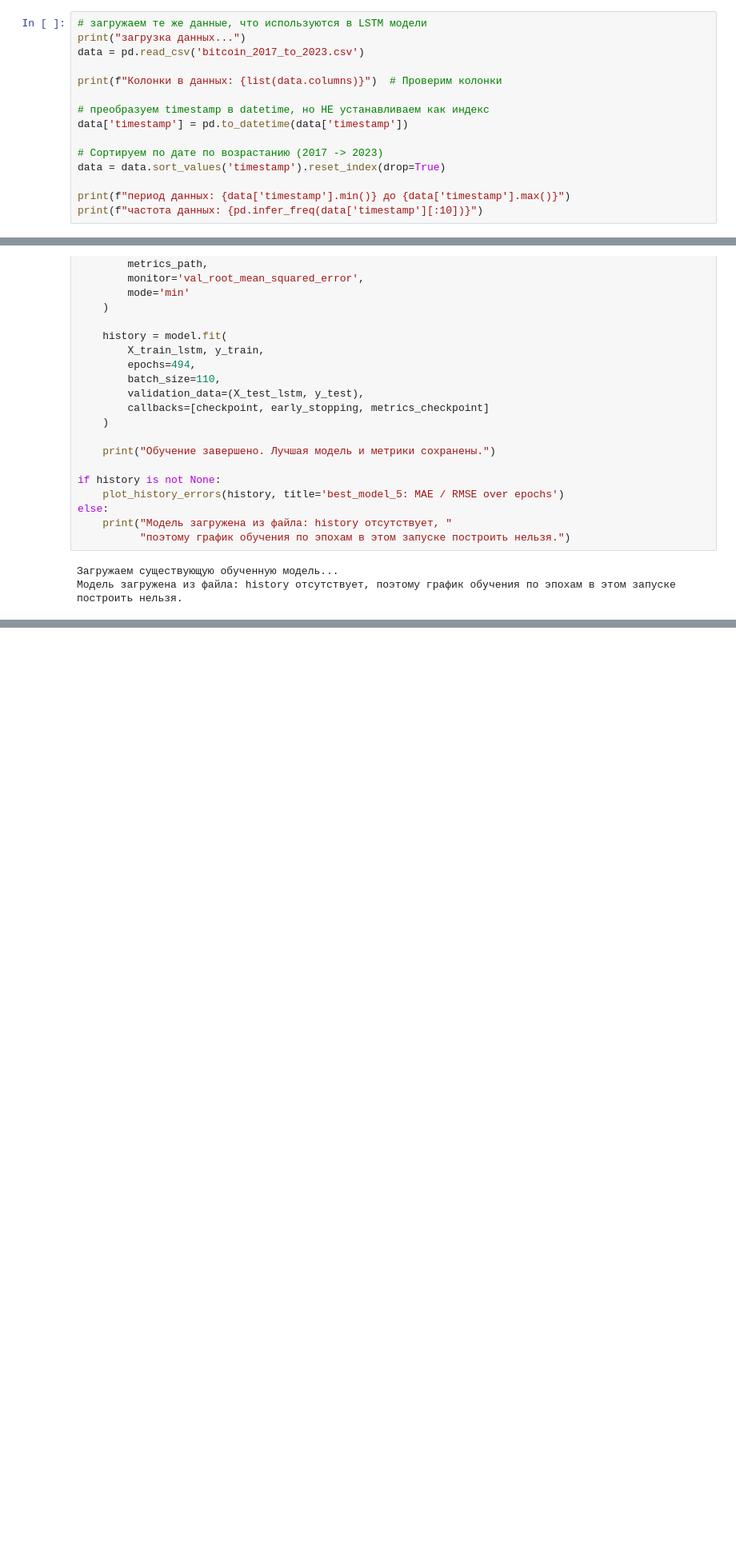
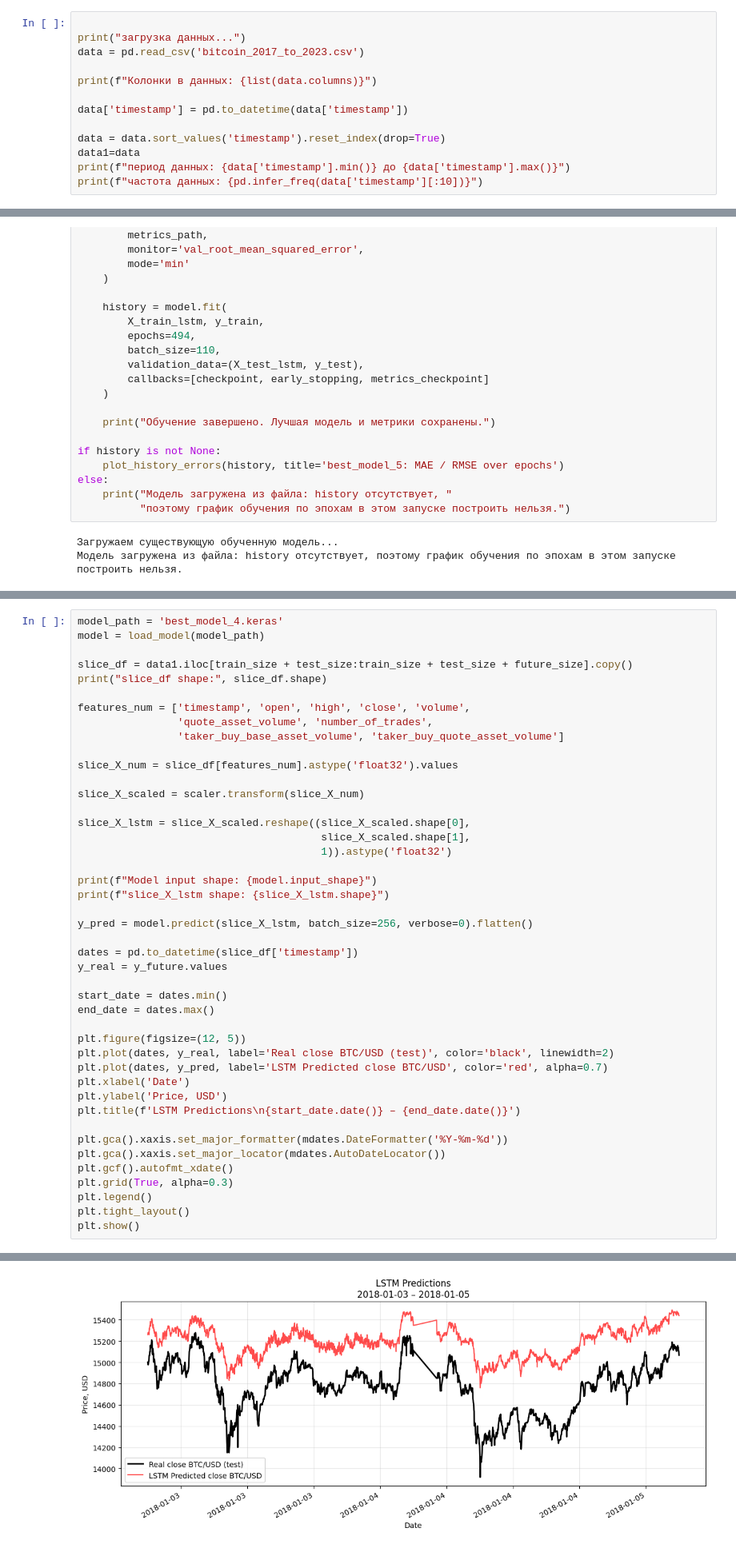
Before and after one commit to Chebu5/Network, a Jupyter notebook: Lab_4.ipynb, the cells around one changed output, grey strips where cells are left out. Shown at 80% size. Drawn from its saved outputs; the diff is of its cells as text; blank space fills up the shorter version.

```diff
--- a/Lab_4.ipynb
+++ b/Lab_4.ipynb
@@ -90,18 +85,16 @@ def plot_history_errors(history, train_key=None, val_key=None, title='Training /
     plt.tight_layout()
     plt.show()
 # %%
-# загружаем те же данные, что используются в LSTM модели
+
 print("загрузка данных...")
 data = pd.read_csv('bitcoin_2017_to_2023.csv')
 
-print(f"Колонки в данных: {list(data.columns)}")  # Проверим колонки
+print(f"Колонки в данных: {list(data.columns)}")
 
-# преобразуем timestamp в datetime, но НЕ устанавливаем как индекс
 data['timestamp'] = pd.to_datetime(data['timestamp'])
 
-# Сортируем по дате по возрастанию (2017 -> 2023)
 data = data.sort_values('timestamp').reset_index(drop=True)
-
+data1=data
 print(f"период данных: {data['timestamp'].min()} до {data['timestamp'].max()}")
 print(f"частота данных: {pd.infer_freq(data['timestamp'][:10])}")
 # %% [output]
@@ -946,0 +938,45 @@ print(data['timestamp'].min(), data['timestamp'].max())
+# %%
+model_path = 'best_model_4.keras'
+model = load_model(model_path)
+
+slice_df = data1.iloc[train_size + test_size:train_size + test_size + future_size].copy()
+print("slice_df shape:", slice_df.shape)
+
+features_num = ['timestamp', 'open', 'high', 'close', 'volume',
+                'quote_asset_volume', 'number_of_trades',
+                'taker_buy_base_asset_volume', 'taker_buy_quote_asset_volume']
+
+slice_X_num = slice_df[features_num].astype('float32').values
+
+slice_X_scaled = scaler.transform(slice_X_num)
+
+slice_X_lstm = slice_X_scaled.reshape((slice_X_scaled.shape[0],
+                                       slice_X_scaled.shape[1],
+                                       1)).astype('float32')
+
+print(f"Model input shape: {model.input_shape}")
+print(f"slice_X_lstm shape: {slice_X_lstm.shape}")
+
+y_pred = model.predict(slice_X_lstm, batch_size=256, verbose=0).flatten()
+
+dates = pd.to_datetime(slice_df['timestamp'])
+y_real = y_future.values
+
+start_date = dates.min()
+end_date = dates.max()
+
+plt.figure(figsize=(12, 5))
+plt.plot(dates, y_real, label='Real close BTC/USD (test)', color='black', linewidth=2)
+plt.plot(dates, y_pred, label='LSTM Predicted close BTC/USD', color='red', alpha=0.7)
+plt.xlabel('Date')
+plt.ylabel('Price, USD')
+plt.title(f'LSTM Predictions\n{start_date.date()} – {end_date.date()}')
+
+plt.gca().xaxis.set_major_formatter(mdates.DateFormatter('%Y-%m-%d'))
+plt.gca().xaxis.set_major_locator(mdates.AutoDateLocator())
+plt.gcf().autofmt_xdate()
+plt.grid(True, alpha=0.3)
+plt.legend()
+plt.tight_layout()
+plt.show()
+# %% [output]
@@ -946,0 +986 @@ print(data['timestamp'].min(), data['timestamp'].max())
+[figure, added]
```
Also changed, not shown: parts of 24 cells of this notebook, 1 other file.
